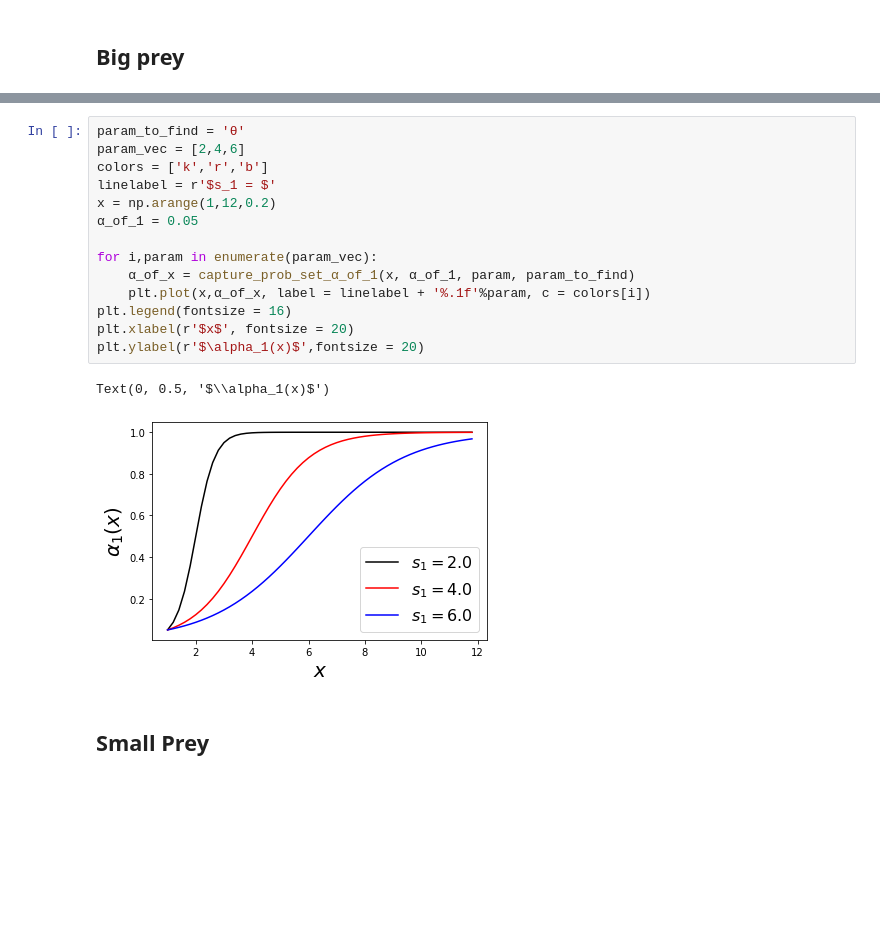
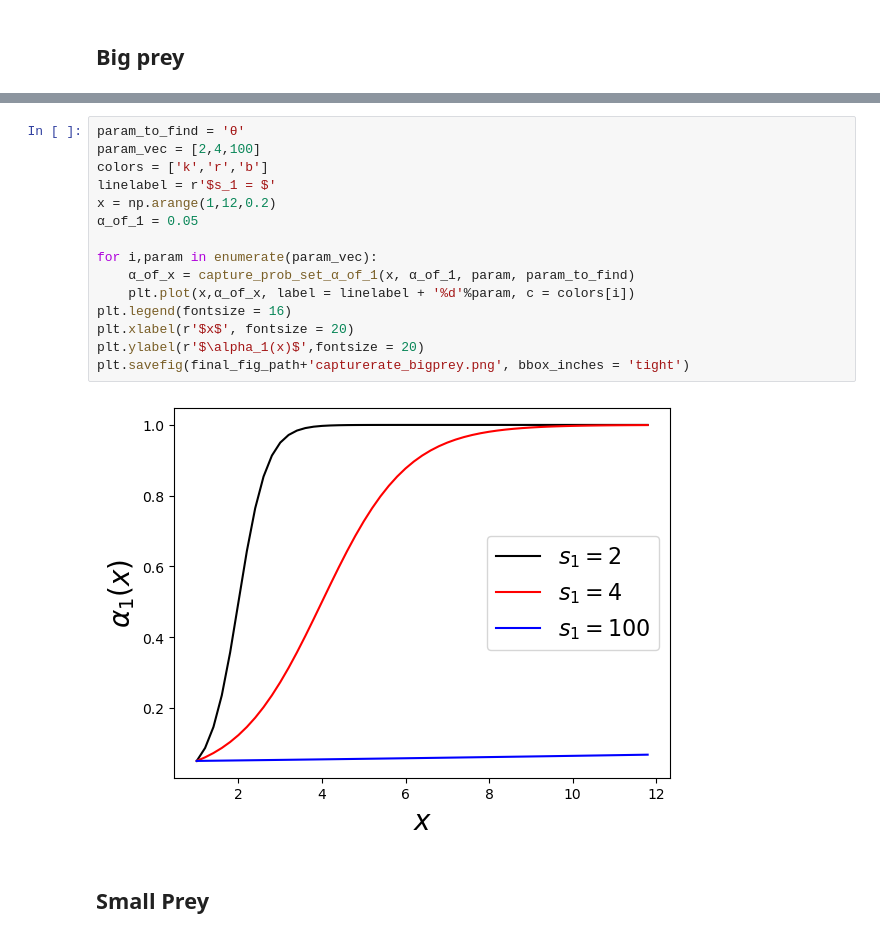
Before and after one commit to taliaborofsky/AdaptiveDynamics_CH_RS, a Jupyter notebook: Plot_fun_responses.ipynb, the cells around one changed output, grey strips where cells are left out. Drawn from its saved outputs; the diff is of its cells as text; blank space fills up the shorter version.

```diff
--- a/Plot_fun_responses.ipynb
+++ b/Plot_fun_responses.ipynb
@@ -77,20 +77,20 @@ Text(0, 0.5, '$\\alpha_1(x)$')
 # %%
 param_to_find = 'θ'
-param_vec = [2,4,6]
+param_vec = [2,4,100]
 colors = ['k','r','b']
 linelabel = r'$s_1 = $'
 x = np.arange(1,12,0.2)
 α_of_1 = 0.05
 
 for i,param in enumerate(param_vec):
     α_of_x = capture_prob_set_α_of_1(x, α_of_1, param, param_to_find)
-    plt.plot(x,α_of_x, label = linelabel + '%.1f'%param, c = colors[i])
+    plt.plot(x,α_of_x, label = linelabel + '%d'%param, c = colors[i])
 plt.legend(fontsize = 16)
 plt.xlabel(r'$x$', fontsize = 20)
 plt.ylabel(r'$\alpha_1(x)$',fontsize = 20)
+plt.savefig(final_fig_path+'capturerate_bigprey.png', bbox_inches = 'tight')
 # %% [output]
-Text(0, 0.5, '$\\alpha_1(x)$')
-[figure, old version]
+[figure, new version]
 # %% [markdown]
 ## Small Prey
 # %%
```
Also changed, not shown: parts of 7 cells of this notebook, 2 other files.
